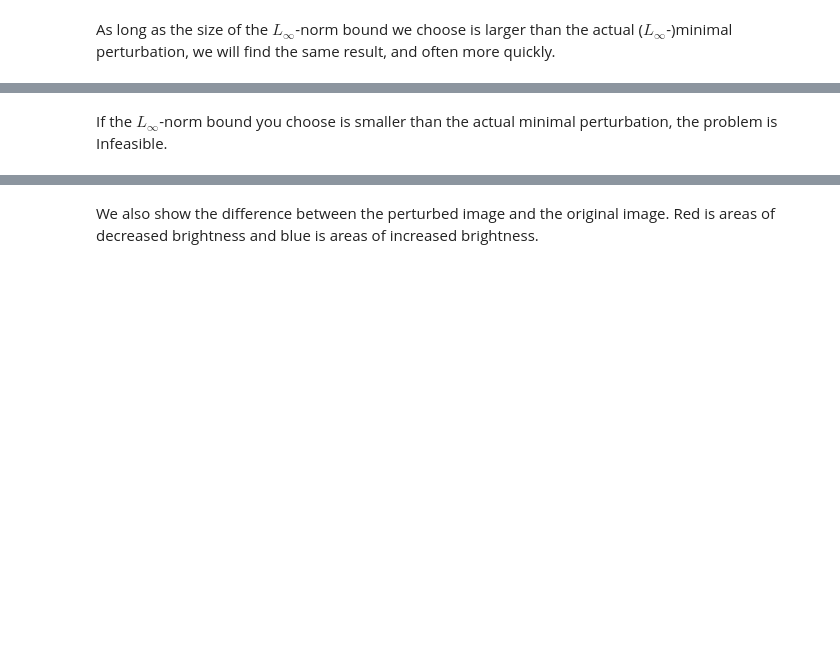
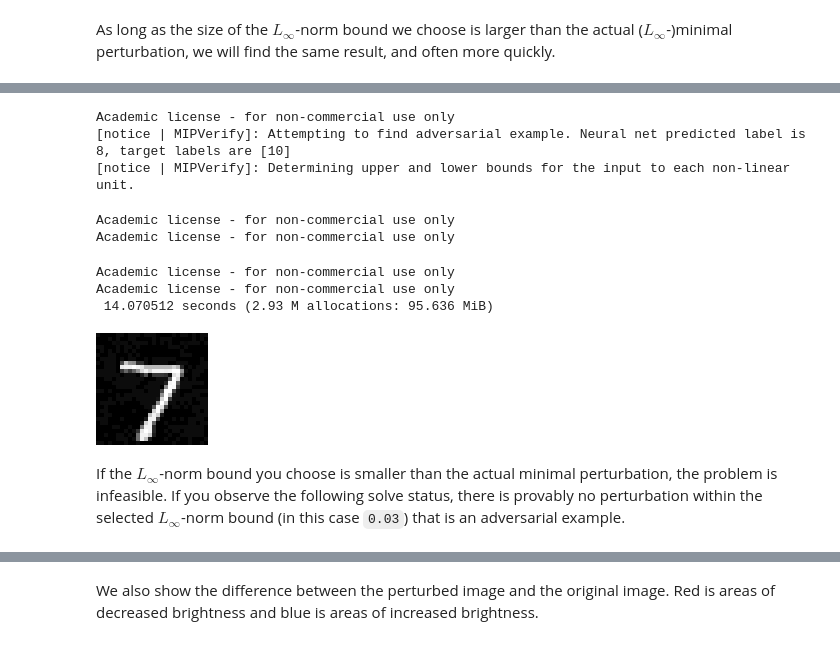
Before and after one commit to vtjeng/MIPVerify.jl, a Jupyter notebook: examples/02_finding_adversarial_examples_in_depth.ipynb, the cells around one changed output, grey strips where cells are left out. Cells and saved outputs as stored; diff of their text form; code cells hidden in the pictures; blank space fills up the shorter version.

```diff
--- a/examples/02_finding_adversarial_examples_in_depth.ipynb
+++ b/examples/02_finding_adversarial_examples_in_depth.ipynb
@@ -168,18 +234,28 @@ colorview(Gray, perturbed_sample_image[1, :, :, 1])
 # %%
 d = @time MIPVerify.find_adversarial_example(
     n1,
     sample_image,
     10,
     Gurobi.Optimizer,
     Dict("OutputFlag" => 0),
     tightening_algorithm = lp,
     norm_order=Inf,
     pp = MIPVerify.LInfNormBoundedPerturbationFamily(0.05)
 )
-perturbed_sample_image = JuMP.value.(d[:PerturbedInput])
+perturbed_sample_image = value.(d[:PerturbedInput])
 colorview(Gray, perturbed_sample_image[1, :, :, 1])
+# %% [output]
+Academic license - for non-commercial use only
+[notice | MIPVerify]: Attempting to find adversarial example. Neural net predicted label is 8, target labels are [10]
+[notice | MIPVerify]: Determining upper and lower bounds for the input to each non-linear unit.
+Academic license - for non-commercial use only
+Academic license - for non-commercial use only
+Academic license - for non-commercial use only
+Academic license - for non-commercial use only
+ 14.070512 seconds (2.93 M allocations: 95.636 MiB)
+[figure, added]
 # %% [markdown]
-If the $L_\infty$-norm bound you choose is smaller than the actual minimal perturbation, the problem is Infeasible.
+If the $L_\infty$-norm bound you choose is smaller than the actual minimal perturbation, the problem is infeasible. If you observe the following solve status, there is provably no perturbation within the selected $L_\infty$-norm bound (in this case `0.03`) that is an adversarial example.
 # %%
 d = @time MIPVerify.find_adversarial_example(
     n1,
```
Also changed, not shown: parts of 45 cells of this notebook.
